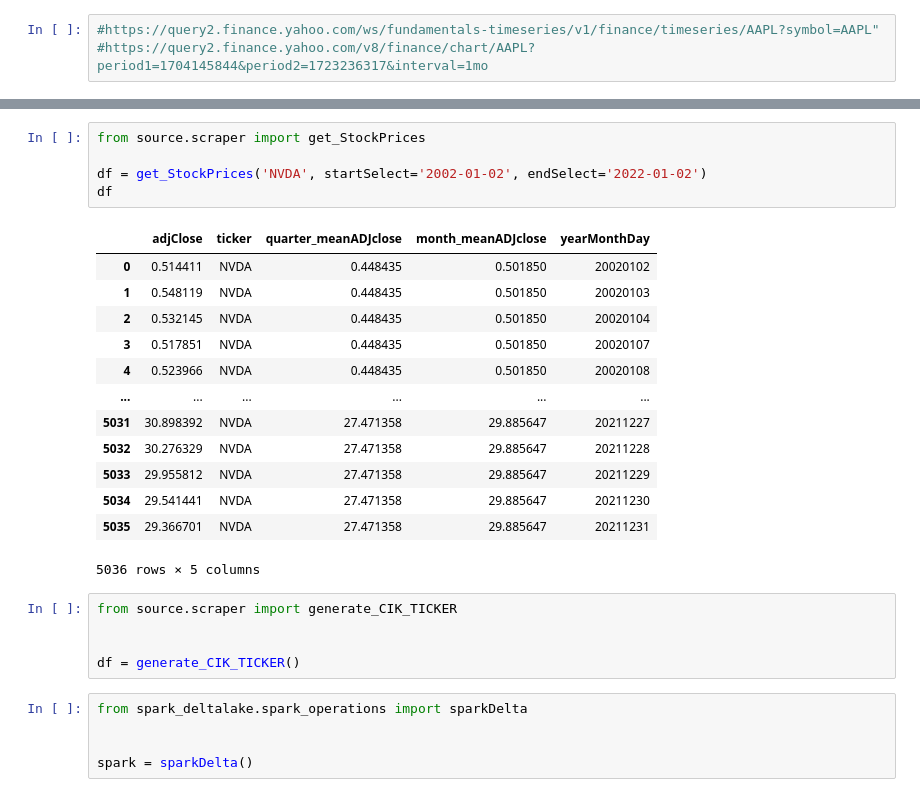
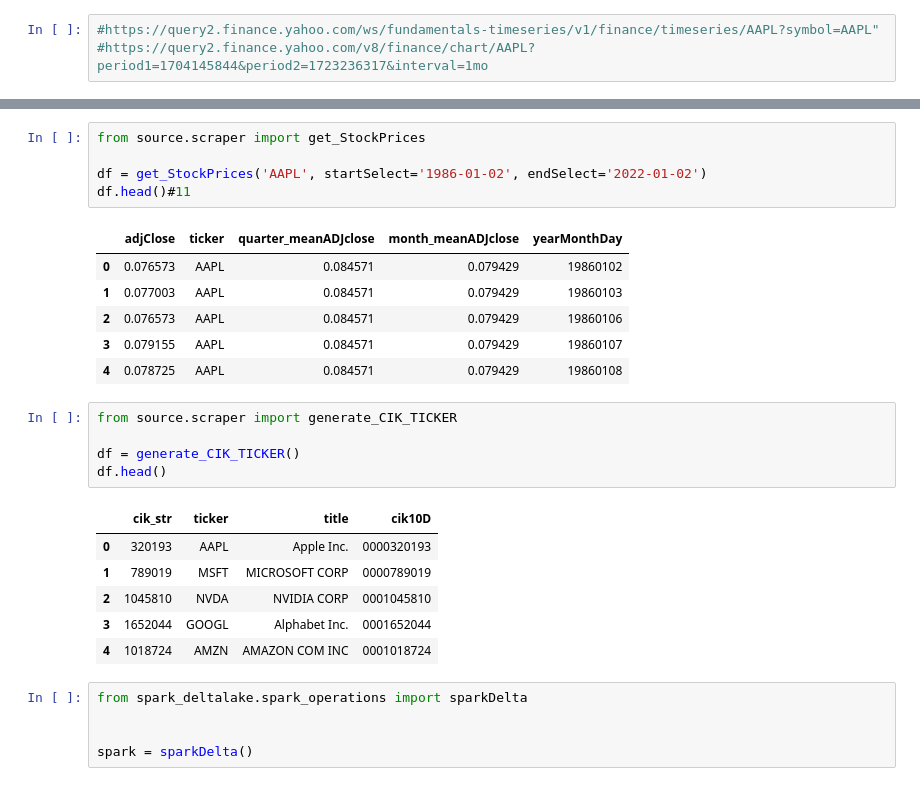
Before and after one commit to prosowiec/DeltaStock, a Jupyter notebook: notebooks/methods.ipynb, the cells around one changed output, grey strips where cells are left out. Saved outputs shown, nothing was run; the diff lists cells and outputs as text.

```diff
--- a/notebooks/methods.ipynb
+++ b/notebooks/methods.ipynb
@@ -12,27 +24,27 @@ sys.path.append(cwd.replace('notebooks','')+'code')
 # %%
 from source.scraper import get_StockPrices
 
-df = get_StockPrices('NVDA', startSelect='2002-01-02', endSelect='2022-01-02')
-df
+df = get_StockPrices('AAPL', startSelect='1986-01-02', endSelect='2022-01-02')
+df.head()#11
 # %% [output]
 |  | adjClose | ticker | quarter_meanADJclose | month_meanADJclose | yearMonthDay |
-| 0 | 0.514411 | NVDA | 0.448435 | 0.501850 | 20020102 |
-| 1 | 0.548119 | NVDA | 0.448435 | 0.501850 | 20020103 |
-| 2 | 0.532145 | NVDA | 0.448435 | 0.501850 | 20020104 |
-| 3 | 0.517851 | NVDA | 0.448435 | 0.501850 | 20020107 |
-| 4 | 0.523966 | NVDA | 0.448435 | 0.501850 | 20020108 |
-| ... | ... | ... | ... | ... | ... |
-| 5031 | 30.898392 | NVDA | 27.471358 | 29.885647 | 20211227 |
-| 5032 | 30.276329 | NVDA | 27.471358 | 29.885647 | 20211228 |
-| 5033 | 29.955812 | NVDA | 27.471358 | 29.885647 | 20211229 |
-| 5034 | 29.541441 | NVDA | 27.471358 | 29.885647 | 20211230 |
-| 5035 | 29.366701 | NVDA | 27.471358 | 29.885647 | 20211231 |
+| 0 | 0.076573 | AAPL | 0.084571 | 0.079429 | 19860102 |
+| 1 | 0.077003 | AAPL | 0.084571 | 0.079429 | 19860103 |
+| 2 | 0.076573 | AAPL | 0.084571 | 0.079429 | 19860106 |
+| 3 | 0.079155 | AAPL | 0.084571 | 0.079429 | 19860107 |
+| 4 | 0.078725 | AAPL | 0.084571 | 0.079429 | 19860108 |
-5036 rows × 5 columns
 # %%
 from source.scraper import generate_CIK_TICKER
 
-
 df = generate_CIK_TICKER()
+df.head()
+# %% [output]
+|  | cik_str | ticker | title | cik10D |
+| 0 | 320193 | AAPL | Apple Inc. | 0000320193 |
+| 1 | 789019 | MSFT | MICROSOFT CORP | 0000789019 |
+| 2 | 1045810 | NVDA | NVIDIA CORP | 0001045810 |
+| 3 | 1652044 | GOOGL | Alphabet Inc. | 0001652044 |
+| 4 | 1018724 | AMZN | AMAZON COM INC | 0001018724 |
 # %%
 from spark_deltalake.spark_operations import sparkDelta
 
```
Also changed, not shown: parts of 23 cells of this notebook, 11 other files.
